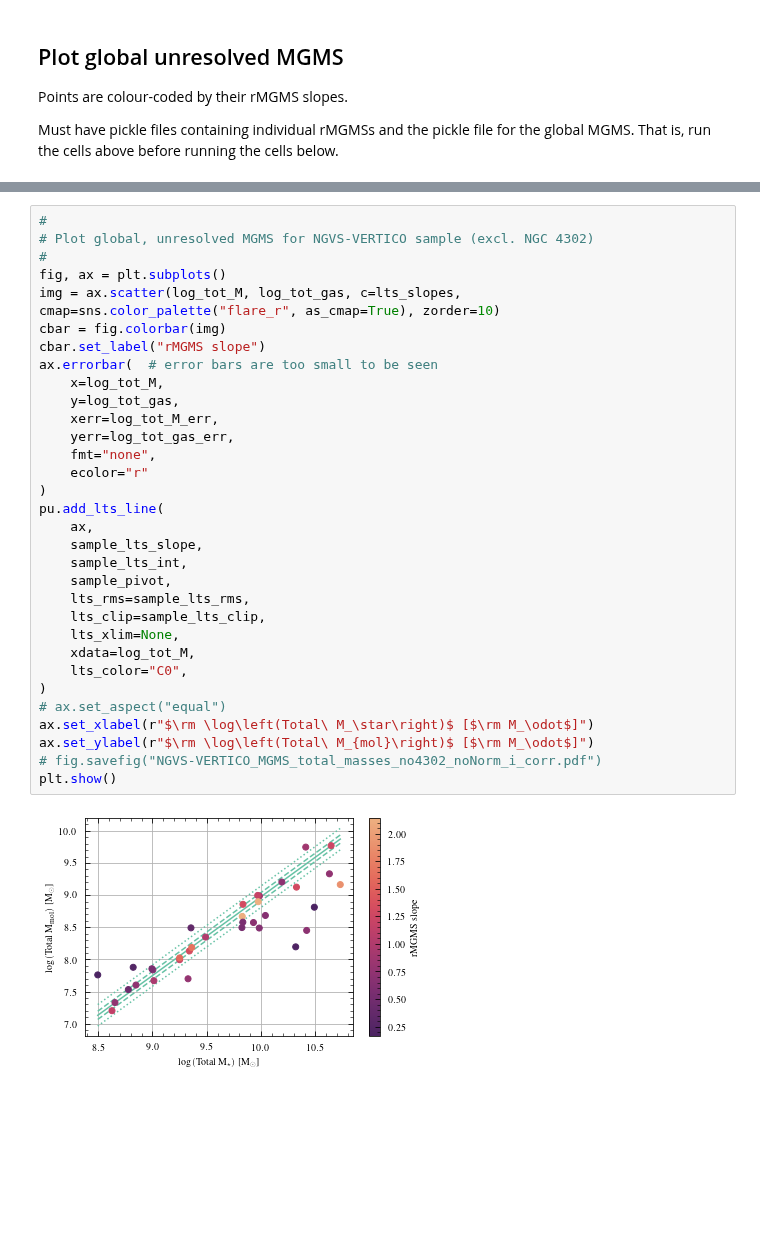
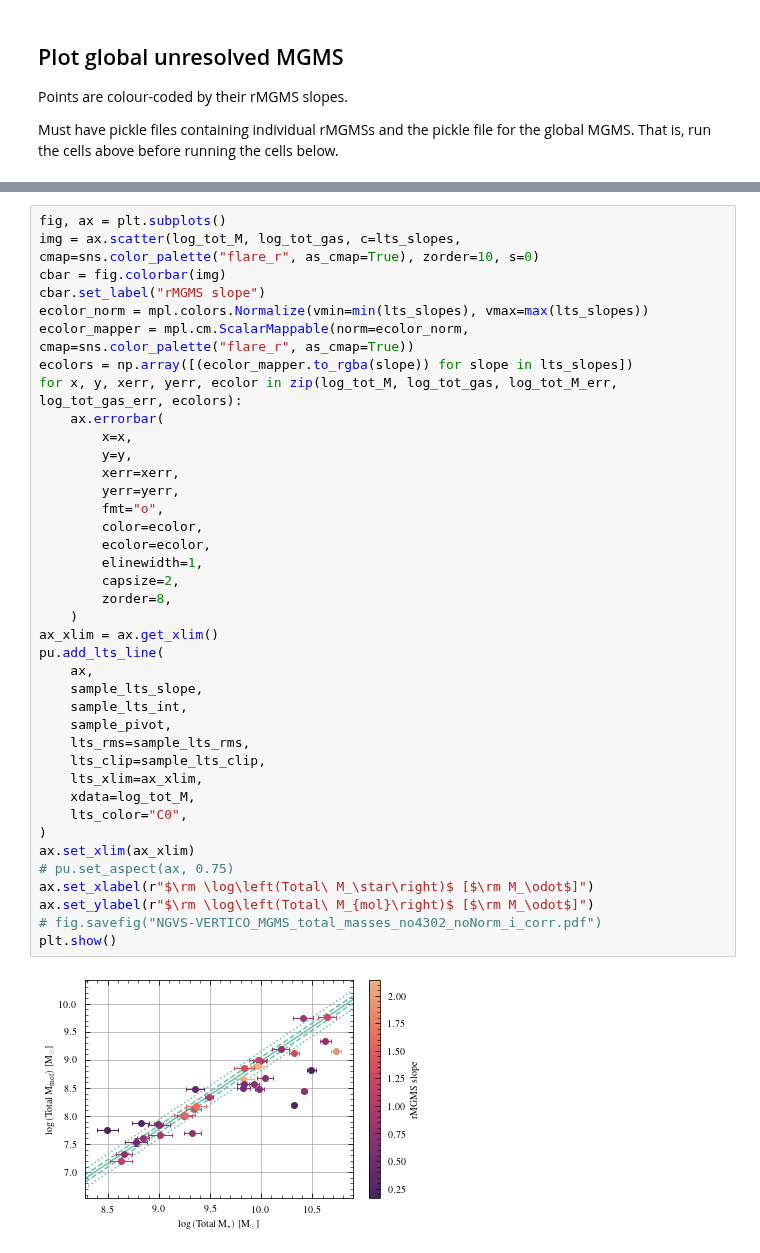
Before and after one commit to BearBearCodes/coop_f2021, a Jupyter notebook: compiled_results/MGMS/MGMS_tutorial.ipynb, the cells around one changed output, grey strips where cells are left out. Drawn from its saved outputs; the diff is of its cells as text; blank space fills up the shorter version.

Commit message:
update global unresolved MGMS

```diff
--- a/compiled_results/MGMS/MGMS_tutorial.ipynb
+++ b/compiled_results/MGMS/MGMS_tutorial.ipynb
@@ -1350,34 +1347,41 @@ NGVS-VERTICO LTS line: y = (1.2291864578871665 +/- 0.026369854364842713) * x + (
 # %%
-#
-# Plot global, unresolved MGMS for NGVS-VERTICO sample (excl. NGC 4302)
-#
 fig, ax = plt.subplots()
-img = ax.scatter(log_tot_M, log_tot_gas, c=lts_slopes, cmap=sns.color_palette("flare_r", as_cmap=True), zorder=10)
+img = ax.scatter(log_tot_M, log_tot_gas, c=lts_slopes, cmap=sns.color_palette("flare_r", as_cmap=True), zorder=10, s=0)
 cbar = fig.colorbar(img)
 cbar.set_label("rMGMS slope")
-ax.errorbar(  # error bars are too small to be seen
-    x=log_tot_M,
-    y=log_tot_gas,
-    xerr=log_tot_M_err,
-    yerr=log_tot_gas_err,
-    fmt="none",
-    ecolor="r"
-)
+ecolor_norm = mpl.colors.Normalize(vmin=min(lts_slopes), vmax=max(lts_slopes))
+ecolor_mapper = mpl.cm.ScalarMappable(norm=ecolor_norm, cmap=sns.color_palette("flare_r", as_cmap=True))
+ecolors = np.array([(ecolor_mapper.to_rgba(slope)) for slope in lts_slopes])
+for x, y, xerr, yerr, ecolor in zip(log_tot_M, log_tot_gas, log_tot_M_err, log_tot_gas_err, ecolors):
+    ax.errorbar(
+        x=x,
+        y=y,
+        xerr=xerr,
+        yerr=yerr,
+        fmt="o",
+        color=ecolor,
+        ecolor=ecolor,
+        elinewidth=1,
+        capsize=2,
+        zorder=8,
+    )
+ax_xlim = ax.get_xlim()
 pu.add_lts_line(
     ax,
     sample_lts_slope,
     sample_lts_int,
     sample_pivot,
     lts_rms=sample_lts_rms,
     lts_clip=sample_lts_clip,
-    lts_xlim=None,
+    lts_xlim=ax_xlim,
     xdata=log_tot_M,
     lts_color="C0",
 )
-# ax.set_aspect("equal")
+ax.set_xlim(ax_xlim)
+# pu.set_aspect(ax, 0.75)
 ax.set_xlabel(r"$\rm \log\left(Total\ M_\star\right)$ [$\rm M_\odot$]")
 ax.set_ylabel(r"$\rm \log\left(Total\ M_{mol}\right)$ [$\rm M_\odot$]")
 # fig.savefig("NGVS-VERTICO_MGMS_total_masses_no4302_noNorm_i_corr.pdf")
 plt.show()
 # %% [output]
-[figure, old version]
+[figure, new version]
```
Also changed, not shown: parts of 4 cells of this notebook, 4 other files.
